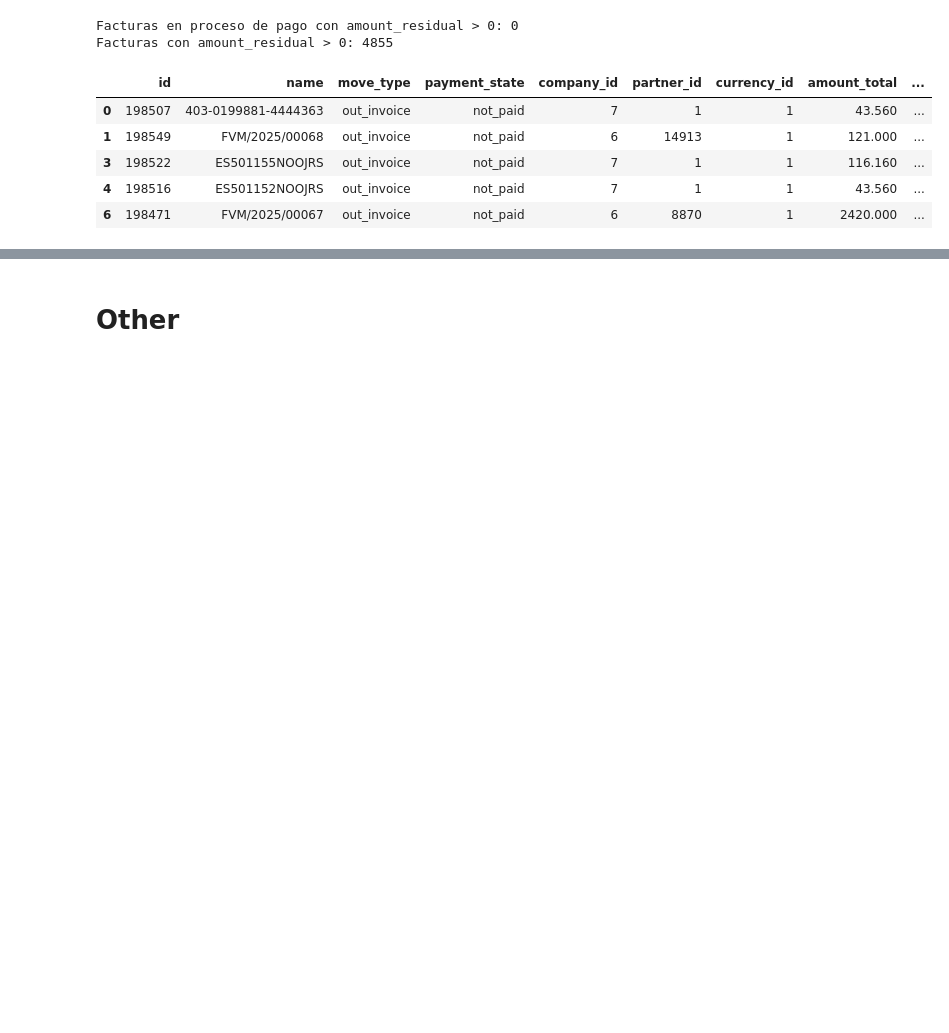
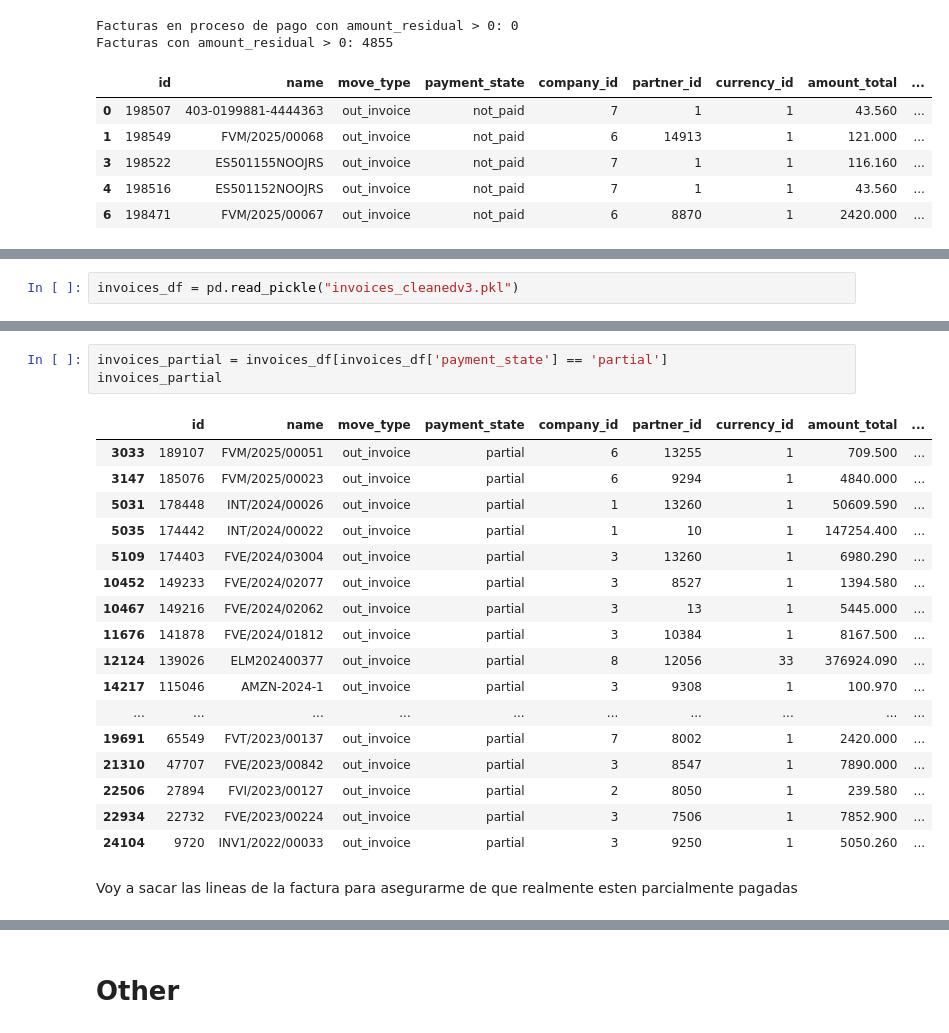
Before and after one commit to isma-fernandez/ai-agent-invoice-payment-prediction-b2b, a Jupyter notebook: exploratory.ipynb, the cells around one changed output, grey strips where cells are left out. Drawn from its saved outputs; the diff is of its cells as text; blank space fills up the shorter version.

```diff
--- a/exploratory.ipynb
+++ b/exploratory.ipynb
@@ -529,0 +707,2 @@ Facturas con amount_residual > 0: 4855
+# %%
+invoices_df = pd.read_pickle("invoices_cleanedv3.pkl")
@@ -529,0 +717,23 @@ Facturas con amount_residual > 0: 4855
+# %%
+invoices_partial = invoices_df[invoices_df['payment_state'] == 'partial']
+invoices_partial
+# %% [output]
+|  | id | name | move_type | payment_state | company_id | partner_id | currency_id | amount_total | ... |
+| 3033 | 189107 | FVM/2025/00051 | out_invoice | partial | 6 | 13255 | 1 | 709.500 | ... |
+| 3147 | 185076 | FVM/2025/00023 | out_invoice | partial | 6 | 9294 | 1 | 4840.000 | ... |
+| 5031 | 178448 | INT/2024/00026 | out_invoice | partial | 1 | 13260 | 1 | 50609.590 | ... |
+| 5035 | 174442 | INT/2024/00022 | out_invoice | partial | 1 | 10 | 1 | 147254.400 | ... |
+| 5109 | 174403 | FVE/2024/03004 | out_invoice | partial | 3 | 13260 | 1 | 6980.290 | ... |
+| 10452 | 149233 | FVE/2024/02077 | out_invoice | partial | 3 | 8527 | 1 | 1394.580 | ... |
+| 10467 | 149216 | FVE/2024/02062 | out_invoice | partial | 3 | 13 | 1 | 5445.000 | ... |
+| 11676 | 141878 | FVE/2024/01812 | out_invoice | partial | 3 | 10384 | 1 | 8167.500 | ... |
+| 12124 | 139026 | ELM202400377 | out_invoice | partial | 8 | 12056 | 33 | 376924.090 | ... |
+| 14217 | 115046 | AMZN-2024-1 | out_invoice | partial | 3 | 9308 | 1 | 100.970 | ... |
+| ... | ... | ... | ... | ... | ... | ... | ... | ... | ... |
+| 19691 | 65549 | FVT/2023/00137 | out_invoice | partial | 7 | 8002 | 1 | 2420.000 | ... |
+| 21310 | 47707 | FVE/2023/00842 | out_invoice | partial | 3 | 8547 | 1 | 7890.000 | ... |
+| 22506 | 27894 | FVI/2023/00127 | out_invoice | partial | 2 | 8050 | 1 | 239.580 | ... |
+| 22934 | 22732 | FVE/2023/00224 | out_invoice | partial | 3 | 7506 | 1 | 7852.900 | ... |
+| 24104 | 9720 | INV1/2022/00033 | out_invoice | partial | 3 | 9250 | 1 | 5050.260 | ... |
+# %% [markdown]
+Voy a sacar las lineas de la factura para asegurarme de que realmente esten parcialmente pagadas
```
Also changed, not shown: parts of 69 cells of this notebook, 2 other files.
